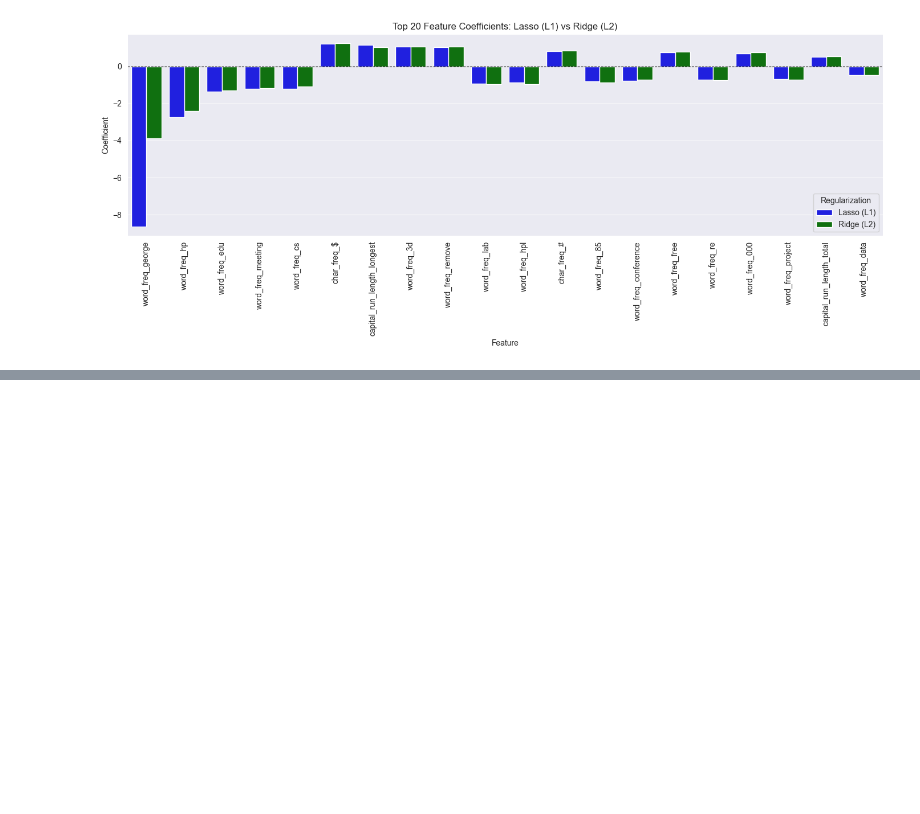
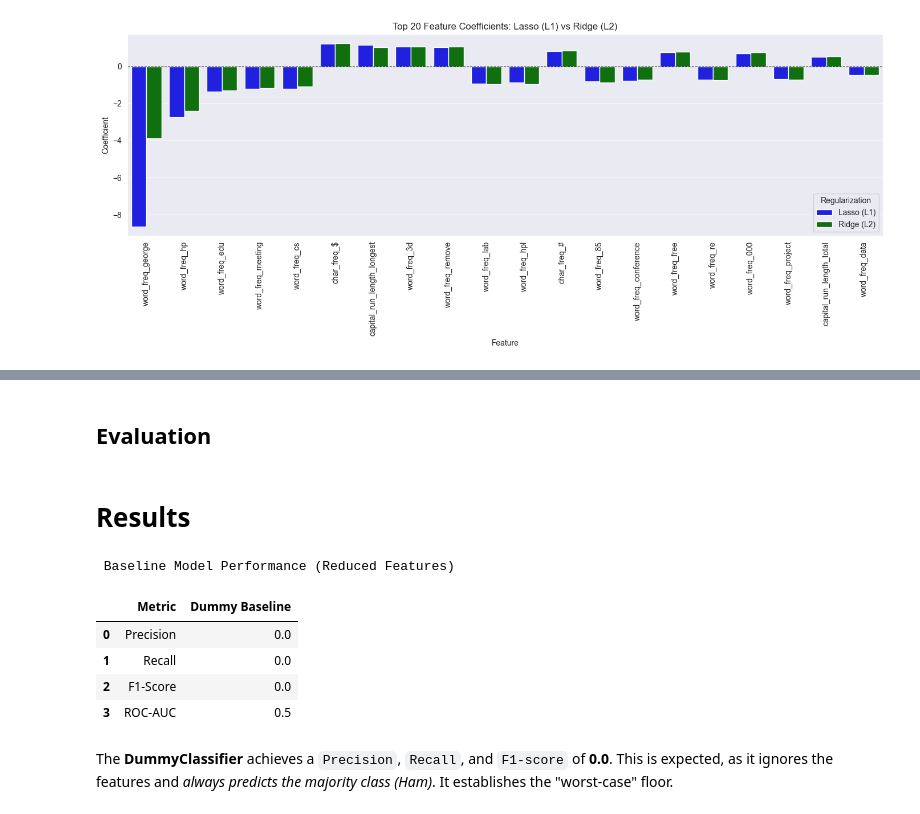
Before and after one commit to alajemba-vik/spamjam, a Jupyter notebook: notebooks/analysis.ipynb, the cells around one changed output, grey strips where cells are left out. Saved outputs shown, nothing was run; the diff lists cells and outputs as text; code cells hidden in the pictures; blank space fills up the shorter version.

Commit message:
feat: Task 4 - Baseline model and initial linear model with CV

```diff
--- a/notebooks/analysis.ipynb
+++ b/notebooks/analysis.ipynb
@@ -95,0 +194,2 @@ plt.show()
+# %%
+cv = StratifiedKFold(n_splits=cv_folds, shuffle=True, random_state=random_state)
@@ -95,0 +198,40 @@ plt.show()
+# %%
+from sklearn.dummy import DummyClassifier
+
+dummy_model = DummyClassifier(strategy="most_frequent")
+# %% [markdown]
+## **Evaluation**
+# %%
+from sklearn.metrics import precision_score, recall_score, f1_score
+from sklearn.model_selection import cross_validate
+
+scoring = {
+    'precision': make_scorer(precision_score, zero_division=0),
+    'recall': make_scorer(recall_score, zero_division=0),
+    'f1': make_scorer(f1_score, zero_division=0),
+    'roc_auc': 'roc_auc'}
+dummy_scores = cross_validate(dummy_model, X_train_reduced, y_train, cv=cv, scoring=scoring)
+# %% [markdown]
+# **Results**
+# %%
+results_df = pd.DataFrame({
+    'Metric': ['Precision', 'Recall', 'F1-Score', 'ROC-AUC'],
+    'Dummy Baseline': [
+        dummy_scores['test_precision'].mean(),
+        dummy_scores['test_recall'].mean(),
+        dummy_scores['test_f1'].mean(),
+        dummy_scores['test_roc_auc'].mean()
+    ]
+})
+# %%
+print(" Baseline Model Performance (Reduced Features) ")
+display(results_df.round(4))
+# %% [output]
+ Baseline Model Performance (Reduced Features)
+|  | Metric | Dummy Baseline |
+| 0 | Precision | 0.0 |
+| 1 | Recall | 0.0 |
+| 2 | F1-Score | 0.0 |
+| 3 | ROC-AUC | 0.5 |
+# %% [markdown]
+The **DummyClassifier** achieves a `Precision`, `Recall`, and `F1-score` of **0.0**. This is expected, as it ignores the features and *always predicts the majority class (Ham)*. It establishes the "worst-case" floor.
```
Also changed, not shown: parts of 19 cells of this notebook, 1 other file.
